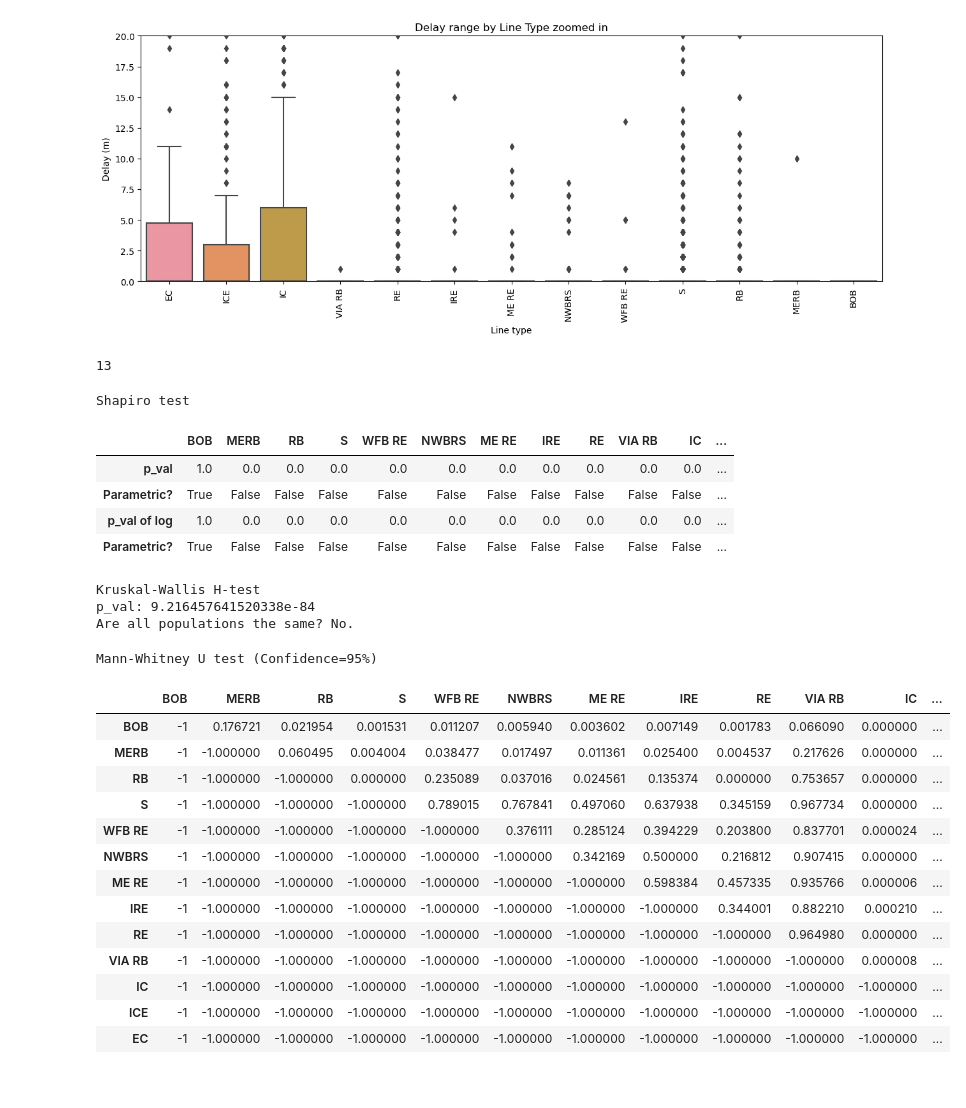
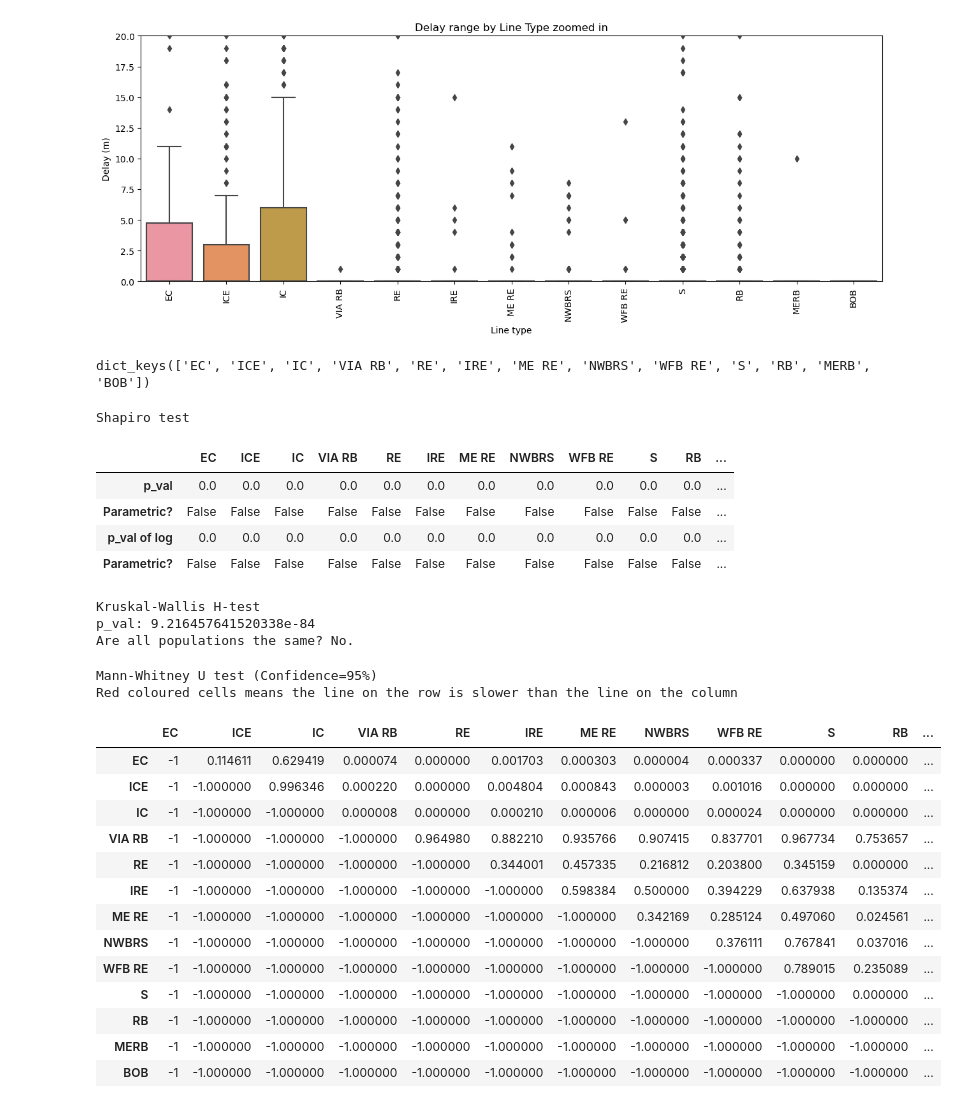
Before and after one commit to krugergui/db_train_dealys, a Jupyter notebook: data_exploration.ipynb, the cells around one changed output. Cells and saved outputs as stored; diff of their text form; code cells hidden in the pictures.

```diff
--- a/data_exploration.ipynb
+++ b/data_exploration.ipynb
@@ -82,19 +82,16 @@ ax.set_ylim([0, 20])
 (0.0, 20.0)
 [figure]
 # %%
-array_delays = df_more_than_x_rides[['line_type', 'delay_in_minutes']]\
+array_delays = sorted_df[['line_type', 'delay_in_minutes']]\
     .fillna(0)\
     .pivot(columns='line_type', values='delay_in_minutes')\
     .to_dict(orient='list')
 
-order = sorted(array_delays.items(), key=lambda x: np.nanmean(x[1]))
-order = dict(order)
+array_delays = {x:np.array(y)[~np.isnan(y)] for x, y in array_delays.items()}
 
-array_delays = {x:np.array(y)[~np.isnan(y)] for x, y in order.items()}
-
-len(array_delays)
+array_delays.keys()
 # %% [output]
-13
+dict_keys(['EC', 'ICE', 'IC', 'VIA RB', 'RE', 'IRE', 'ME RE', 'NWBRS', 'WFB RE', 'S', 'RB', 'MERB', 'BOB'])
 # %%
 df_array = [[],[],[],[]]
 
@@ -110,11 +107,11 @@ print('Shapiro test')
 pd.DataFrame(df_array, columns=array_delays.keys(), index=indexes)
 # %% [output]
 Shapiro test
-|  | BOB | MERB | RB | S | WFB RE | NWBRS | ME RE | IRE | RE | VIA RB | IC | ... |
-| p_val | 1.0 | 0.0 | 0.0 | 0.0 | 0.0 | 0.0 | 0.0 | 0.0 | 0.0 | 0.0 | 0.0 | ... |
-| Parametric? | True | False | False | False | False | False | False | False | False | False | False | ... |
-| p_val of log | 1.0 | 0.0 | 0.0 | 0.0 | 0.0 | 0.0 | 0.0 | 0.0 | 0.0 | 0.0 | 0.0 | ... |
-| Parametric? | True | False | False | False | False | False | False | False | False | False | False | ... |
+|  | EC | ICE | IC | VIA RB | RE | IRE | ME RE | NWBRS | WFB RE | S | RB | ... |
+| p_val | 0.0 | 0.0 | 0.0 | 0.0 | 0.0 | 0.0 | 0.0 | 0.0 | 0.0 | 0.0 | 0.0 | ... |
+| Parametric? | False | False | False | False | False | False | False | False | False | False | False | ... |
+| p_val of log | 0.0 | 0.0 | 0.0 | 0.0 | 0.0 | 0.0 | 0.0 | 0.0 | 0.0 | 0.0 | 0.0 | ... |
+| Parametric? | False | False | False | False | False | False | False | False | False | False | False | ... |
 # %%
 print('Kruskal-Wallis H-test')
 p_val_kruskal = stats.kruskal(*[array_delays[x] for x in array_delays]).pvalue
@@ -128,48 +125,51 @@ Are all populations the same? No.
 def t_test_table(samples: dict):
     sample_names = list(samples.keys())
     results = pd.DataFrame(index=sample_names, columns=sample_names).fillna(-1)
     for i, sample1 in enumerate(sample_names):
         for j, sample2 in enumerate(sample_names[i+1:]):
-            t_stat, p_value = stats.mannwhitneyu(samples[sample1], samples[sample2], alternative='less')
+            t_stat, p_value = stats.mannwhitneyu(samples[sample1], samples[sample2], alternative='greater')
             results.loc[sample1, sample2] = p_value
     return results
 
 results = t_test_table(array_delays)
 
 def highlight_cells(val):
     color = ''
     font_color = ''
 
     if val == -1:
         color = '#4D4D4D'
         font_color = '#4D4D4D'
     elif val < 0.05:
         color = '#FF9B9B'
         font_color = 'black'
 
     return f'background-color: {color}; color: {font_color}'
 
 # H0: mu_row == mu_column
 # Ha: mu_row < mu_column
 print('Mann-Whitney U test (Confidence=95%)')
+print('Red coloured cells means the line on the row is slower than the line on the column')
+
 
 results.style.applymap(highlight_cells)
 # %% [output]
 Mann-Whitney U test (Confidence=95%)
+Red coloured cells means the line on the row is slower than the line on the column
-|  | BOB | MERB | RB | S | WFB RE | NWBRS | ME RE | IRE | RE | VIA RB | IC | ... |
-| BOB | -1 | 0.176721 | 0.021954 | 0.001531 | 0.011207 | 0.005940 | 0.003602 | 0.007149 | 0.001783 | 0.066090 | 0.000000 | ... |
-| MERB | -1 | -1.000000 | 0.060495 | 0.004004 | 0.038477 | 0.017497 | 0.011361 | 0.025400 | 0.004537 | 0.217626 | 0.000000 | ... |
-| RB | -1 | -1.000000 | -1.000000 | 0.000000 | 0.235089 | 0.037016 | 0.024561 | 0.135374 | 0.000000 | 0.753657 | 0.000000 | ... |
-| S | -1 | -1.000000 | -1.000000 | -1.000000 | 0.789015 | 0.767841 | 0.497060 | 0.637938 | 0.345159 | 0.967734 | 0.000000 | ... |
-| WFB RE | -1 | -1.000000 | -1.000000 | -1.000000 | -1.000000 | 0.376111 | 0.285124 | 0.394229 | 0.203800 | 0.837701 | 0.000024 | ... |
-| NWBRS | -1 | -1.000000 | -1.000000 | -1.000000 | -1.000000 | -1.000000 | 0.342169 | 0.500000 | 0.216812 | 0.907415 | 0.000000 | ... |
-| ME RE | -1 | -1.000000 | -1.000000 | -1.000000 | -1.000000 | -1.000000 | -1.000000 | 0.598384 | 0.457335 | 0.935766 | 0.000006 | ... |
-| IRE | -1 | -1.000000 | -1.000000 | -1.000000 | -1.000000 | -1.000000 | -1.000000 | -1.000000 | 0.344001 | 0.882210 | 0.000210 | ... |
-| RE | -1 | -1.000000 | -1.000000 | -1.000000 | -1.000000 | -1.000000 | -1.000000 | -1.000000 | -1.000000 | 0.964980 | 0.000000 | ... |
-| VIA RB | -1 | -1.000000 | -1.000000 | -1.000000 | -1.000000 | -1.000000 | -1.000000 | -1.000000 | -1.000000 | -1.000000 | 0.000008 | ... |
-| IC | -1 | -1.000000 | -1.000000 | -1.000000 | -1.000000 | -1.000000 | -1.000000 | -1.000000 | -1.000000 | -1.000000 | -1.000000 | ... |
-| ICE | -1 | -1.000000 | -1.000000 | -1.000000 | -1.000000 | -1.000000 | -1.000000 | -1.000000 | -1.000000 | -1.000000 | -1.000000 | ... |
-| EC | -1 | -1.000000 | -1.000000 | -1.000000 | -1.000000 | -1.000000 | -1.000000 | -1.000000 | -1.000000 | -1.000000 | -1.000000 | ... |
+|  | EC | ICE | IC | VIA RB | RE | IRE | ME RE | NWBRS | WFB RE | S | RB | ... |
+| EC | -1 | 0.114611 | 0.629419 | 0.000074 | 0.000000 | 0.001703 | 0.000303 | 0.000004 | 0.000337 | 0.000000 | 0.000000 | ... |
+| ICE | -1 | -1.000000 | 0.996346 | 0.000220 | 0.000000 | 0.004804 | 0.000843 | 0.000003 | 0.001016 | 0.000000 | 0.000000 | ... |
+| IC | -1 | -1.000000 | -1.000000 | 0.000008 | 0.000000 | 0.000210 | 0.000006 | 0.000000 | 0.000024 | 0.000000 | 0.000000 | ... |
+| VIA RB | -1 | -1.000000 | -1.000000 | -1.000000 | 0.964980 | 0.882210 | 0.935766 | 0.907415 | 0.837701 | 0.967734 | 0.753657 | ... |
+| RE | -1 | -1.000000 | -1.000000 | -1.000000 | -1.000000 | 0.344001 | 0.457335 | 0.216812 | 0.203800 | 0.345159 | 0.000000 | ... |
+| IRE | -1 | -1.000000 | -1.000000 | -1.000000 | -1.000000 | -1.000000 | 0.598384 | 0.500000 | 0.394229 | 0.637938 | 0.135374 | ... |
+| ME RE | -1 | -1.000000 | -1.000000 | -1.000000 | -1.000000 | -1.000000 | -1.000000 | 0.342169 | 0.285124 | 0.497060 | 0.024561 | ... |
+| NWBRS | -1 | -1.000000 | -1.000000 | -1.000000 | -1.000000 | -1.000000 | -1.000000 | -1.000000 | 0.376111 | 0.767841 | 0.037016 | ... |
+| WFB RE | -1 | -1.000000 | -1.000000 | -1.000000 | -1.000000 | -1.000000 | -1.000000 | -1.000000 | -1.000000 | 0.789015 | 0.235089 | ... |
+| S | -1 | -1.000000 | -1.000000 | -1.000000 | -1.000000 | -1.000000 | -1.000000 | -1.000000 | -1.000000 | -1.000000 | 0.000000 | ... |
+| RB | -1 | -1.000000 | -1.000000 | -1.000000 | -1.000000 | -1.000000 | -1.000000 | -1.000000 | -1.000000 | -1.000000 | -1.000000 | ... |
+| MERB | -1 | -1.000000 | -1.000000 | -1.000000 | -1.000000 | -1.000000 | -1.000000 | -1.000000 | -1.000000 | -1.000000 | -1.000000 | ... |
+| BOB | -1 | -1.000000 | -1.000000 | -1.000000 | -1.000000 | -1.000000 | -1.000000 | -1.000000 | -1.000000 | -1.000000 | -1.000000 | ... |
 # %%
 describe_line_types = df_more_than_x_rides[['line_type', 'delay_in_minutes']]\
     .pivot(columns='line_type', values='delay_in_minutes')\
```
Also changed, not shown: parts of 4 cells of this notebook.
